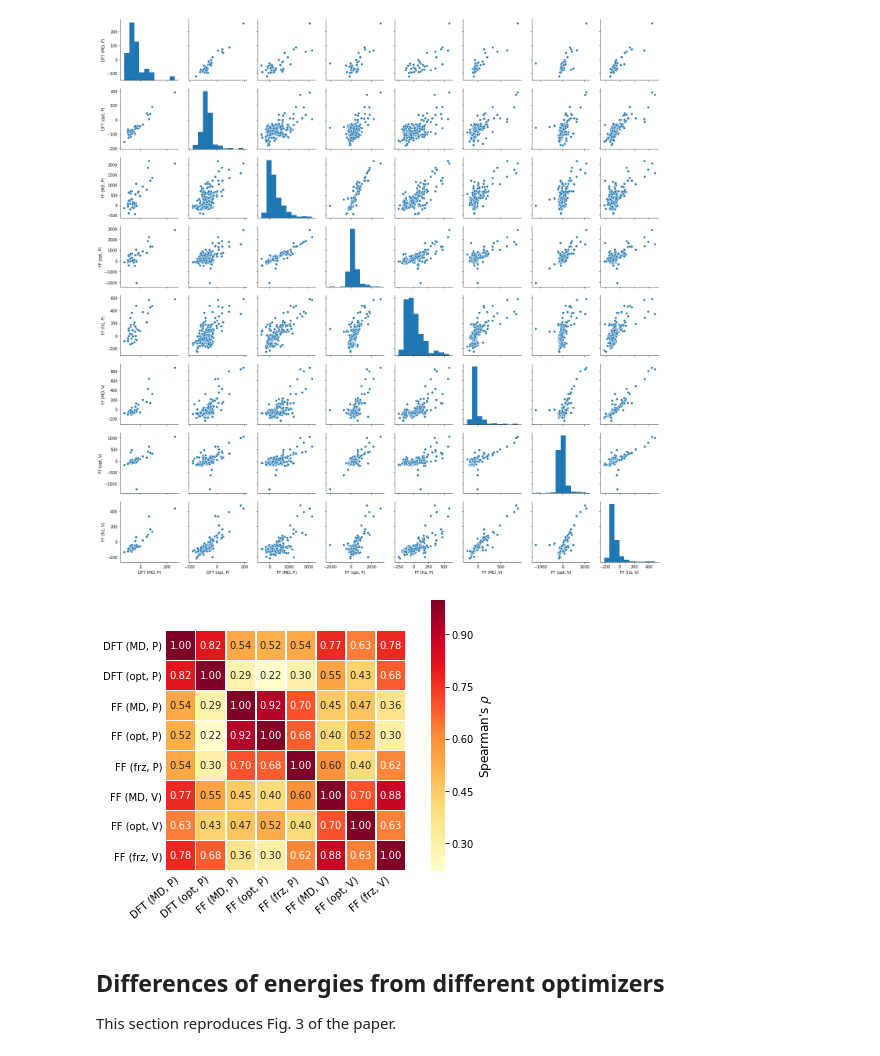
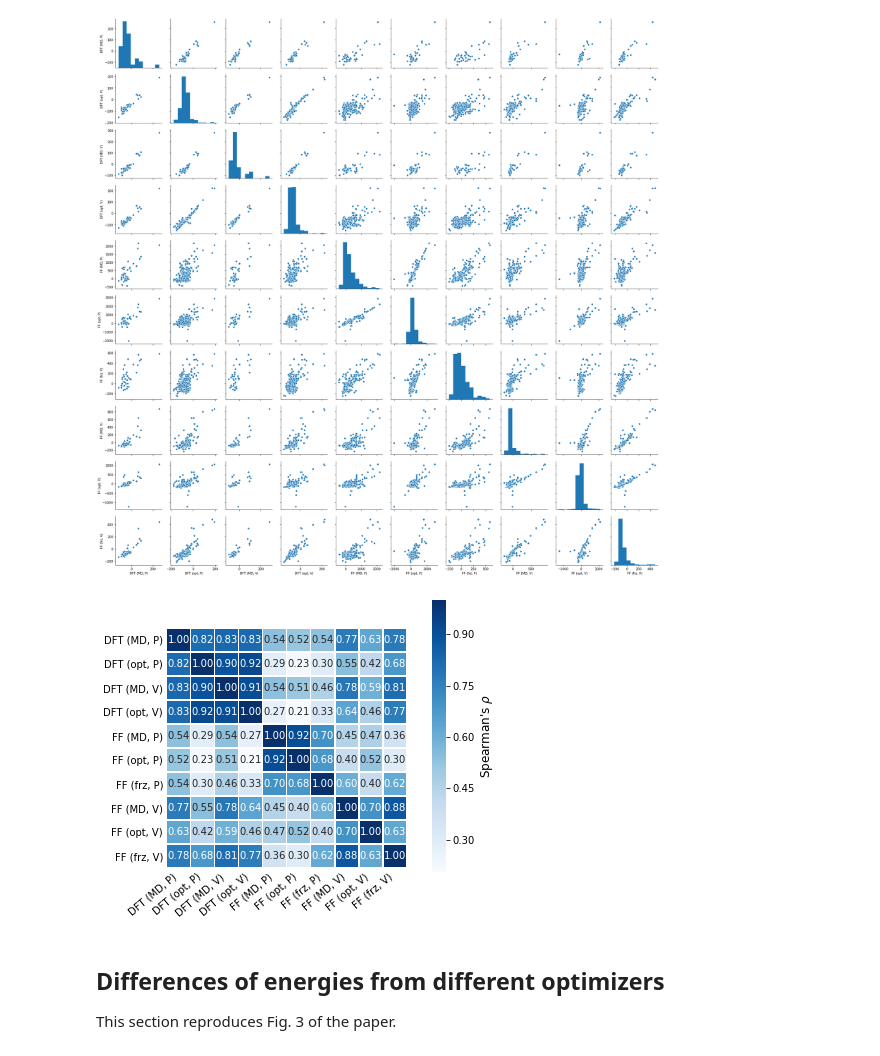
Before and after one commit to learningmatter-mit/Zeolite-Binding-Benchmark, a Jupyter notebook: plots.ipynb, the cells around one changed output. Drawn from its saved outputs; the diff is of its cells as text; code cells hidden in the pictures.

Commit message:
update results and plots

```diff
--- a/plots.ipynb
+++ b/plots.ipynb
@@ -36,6 +36,8 @@ scatter_data = bind.pivot(
 idx_order = [
     'DFT (MD, P)',
     'DFT (opt, P)',
+    'DFT (MD, V)',
+    'DFT (opt, V)',
     'FF (MD, P)',
     'FF (opt, P)',
     'FF (frz, P)',
@@ -48,39 +50,39 @@ scatter_data = scatter_data[idx_order]
 sns.pairplot(scatter_data)
 plt.show()
 # %% [output]
-[figure, old version]
+[figure, new version]
 # %%
 annot_kws = {"fontsize": 10}
 grid_kws = {"width_ratios": (.9, .05), "hspace": .3}
 
 fig, (ax, cbar_ax) = plt.subplots(1, 2, gridspec_kw=grid_kws, figsize=(5, 5))
 
 sns.heatmap(
     scatter_data.corr(method='spearman'),
     square=True,
-    cmap="YlOrRd",
+    cmap="Blues",
     linecolor='w',
     linewidths=0.5,
     annot=True,
     annot_kws=annot_kws,
     fmt=".2f",
     ax=ax,
     cbar=True,
     cbar_ax=cbar_ax,
 )
 
 ax.set_xlabel("")
 ax.set_ylabel("")
 ax.set_xticklabels(ax.get_xticklabels(), rotation=40, ha='right', fontsize=10)
 ax.set_yticklabels(ax.get_yticklabels(), fontsize=10)
 ax.tick_params(length=0)
 ax.set_ylim(len(scatter_data.columns), -1)
 
 cbar_ax.set_ylabel("Spearman's $\\rho$", fontsize=12)
 
 plt.show()
 # %% [output]
-[figure, old version]
+[figure, new version]
 # %% [markdown]
 ## Differences of energies from different optimizers
 
```
Also changed, not shown: parts of 6 cells of this notebook, 2 other files.
